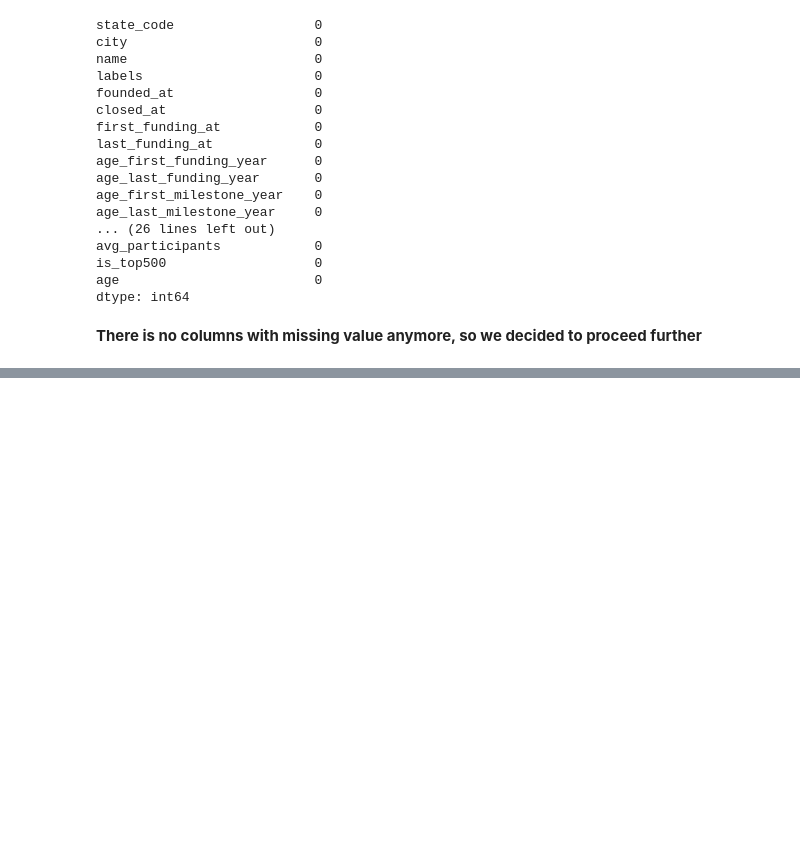
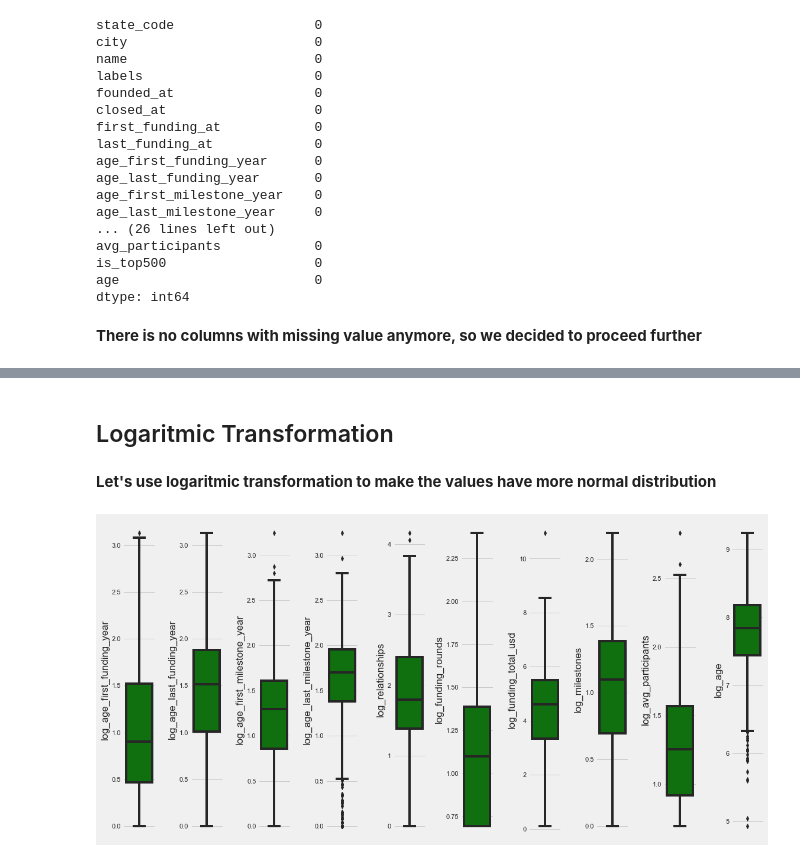
Before and after one commit to herdinsurya/Startup-Success-Prediction, a Jupyter notebook: Startup Success Prediction.ipynb, the cells around one changed output, grey strips where cells are left out. Drawn from its saved outputs; the diff is of its cells as text; code cells hidden in the pictures; blank space fills up the shorter version.

```diff
--- a/Startup Success Prediction.ipynb
+++ b/Startup Success Prediction.ipynb
@@ -310,0 +415,23 @@ dtype: int64
+# %% [markdown]
+## Logaritmic Transformation
+# %% [markdown]
+**Let's use logaritmic transformation to make the values have more normal distribution**
+# %%
+features = ['age_first_funding_year', 'age_last_funding_year', 'age_first_milestone_year',
+            'age_last_milestone_year', 'relationships', 'funding_rounds', 'funding_total_usd',
+            'milestones', 'avg_participants', 'age']
+df_pre = data_clean.copy()
+for var in features:
+    df_pre['log_'+var]= (data_clean[var]+1).apply(np.log)
+# %%
+# Now let's take a look once more to this feature that have been transform
+featuress = ['log_age_first_funding_year', 'log_age_last_funding_year', 'log_age_first_milestone_year',
+            'log_age_last_milestone_year', 'log_relationships', 'log_funding_rounds', 'log_funding_total_usd',
+            'log_milestones', 'log_avg_participants', 'log_age']
+for i in range(0, len(featuress)):
+    plt.subplot(1, 10, i+1)
+    sns.boxplot(y=df_pre[featuress[i]],color='green',orient='v')
+    plt.tight_layout()
+#plt.savefig('fig/Boxplot.png', tight_box=True)
+# %% [output]
+[figure, added]
```
Also changed, not shown: parts of 67 cells of this notebook, 3 other files.
